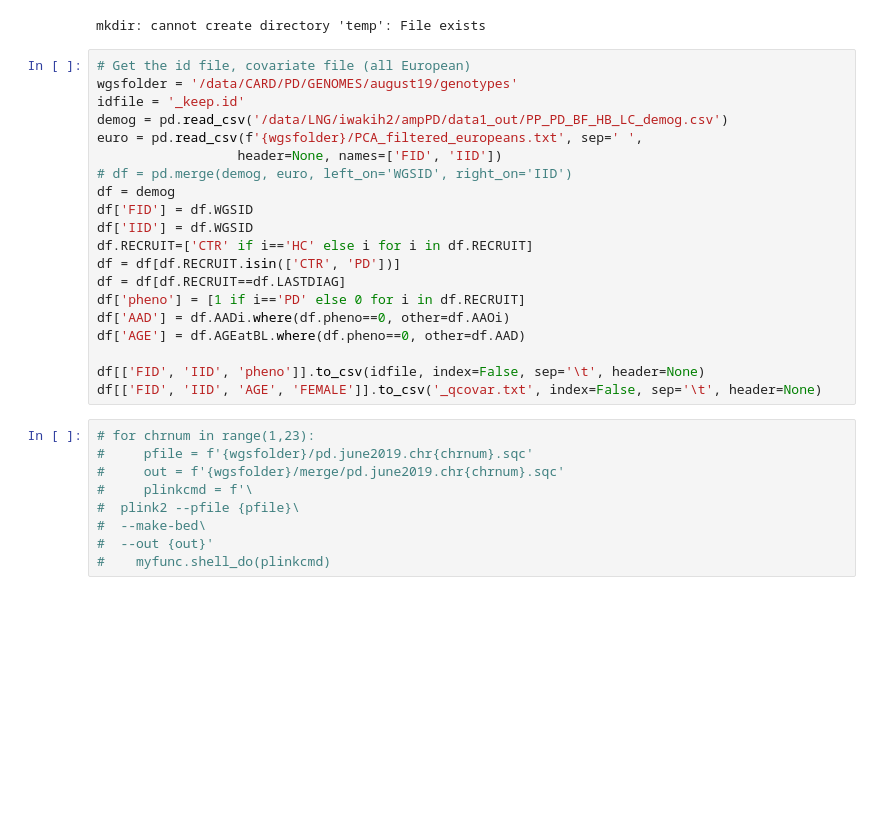
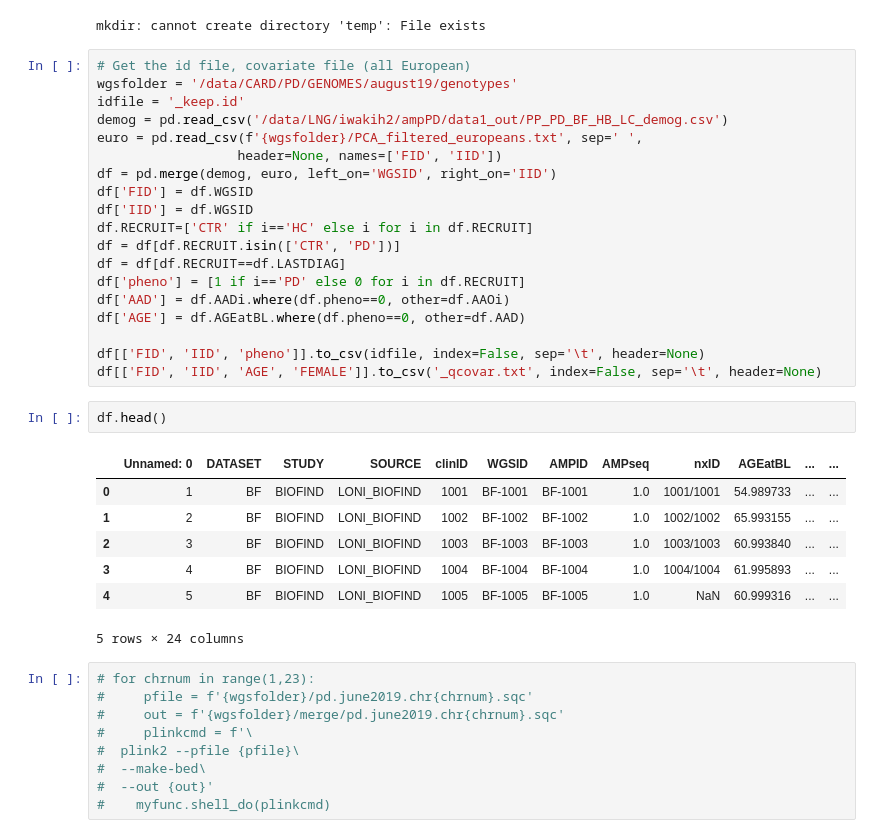
Before and after one commit to dvitale199/rare_variants, a Jupyter notebook: rare_variant_analysis.ipynb, the cells around one changed output. Drawn from its saved outputs; the diff is of its cells as text; blank space fills up the shorter version.

```diff
--- a/rare_variant_analysis.ipynb
+++ b/rare_variant_analysis.ipynb
@@ -18,8 +18,7 @@ idfile = '_keep.id'
 demog = pd.read_csv('/data/LNG/iwakih2/ampPD/data1_out/PP_PD_BF_HB_LC_demog.csv')
 euro = pd.read_csv(f'{wgsfolder}/PCA_filtered_europeans.txt', sep=' ',
                   header=None, names=['FID', 'IID'])
-# df = pd.merge(demog, euro, left_on='WGSID', right_on='IID')
-df = demog
+df = pd.merge(demog, euro, left_on='WGSID', right_on='IID')
 df['FID'] = df.WGSID
 df['IID'] = df.WGSID
 df.RECRUIT=['CTR' if i=='HC' else i for i in df.RECRUIT]
@@ -31,6 +30,16 @@ df['AGE'] = df.AGEatBL.where(df.pheno==0, other=df.AAD)
 
 df[['FID', 'IID', 'pheno']].to_csv(idfile, index=False, sep='\t', header=None)
 df[['FID', 'IID', 'AGE', 'FEMALE']].to_csv('_qcovar.txt', index=False, sep='\t', header=None)
+# %%
+df.head()
+# %% [output]
+|  | Unnamed: 0 | DATASET | STUDY | SOURCE | clinID | WGSID | AMPID | AMPseq | nxID | AGEatBL | ... | ... |
+| 0 | 1 | BF | BIOFIND | LONI_BIOFIND | 1001 | BF-1001 | BF-1001 | 1.0 | 1001/1001 | 54.989733 | ... | ... |
+| 1 | 2 | BF | BIOFIND | LONI_BIOFIND | 1002 | BF-1002 | BF-1002 | 1.0 | 1002/1002 | 65.993155 | ... | ... |
+| 2 | 3 | BF | BIOFIND | LONI_BIOFIND | 1003 | BF-1003 | BF-1003 | 1.0 | 1003/1003 | 60.993840 | ... | ... |
+| 3 | 4 | BF | BIOFIND | LONI_BIOFIND | 1004 | BF-1004 | BF-1004 | 1.0 | 1004/1004 | 61.995893 | ... | ... |
+| 4 | 5 | BF | BIOFIND | LONI_BIOFIND | 1005 | BF-1005 | BF-1005 | 1.0 | NaN | 60.999316 | ... | ... |
+5 rows × 24 columns
 # %%
 # for chrnum in range(1,23):
 #     pfile = f'{wgsfolder}/pd.june2019.chr{chrnum}.sqc'
```
Also changed, not shown: parts of 25 cells of this notebook.
